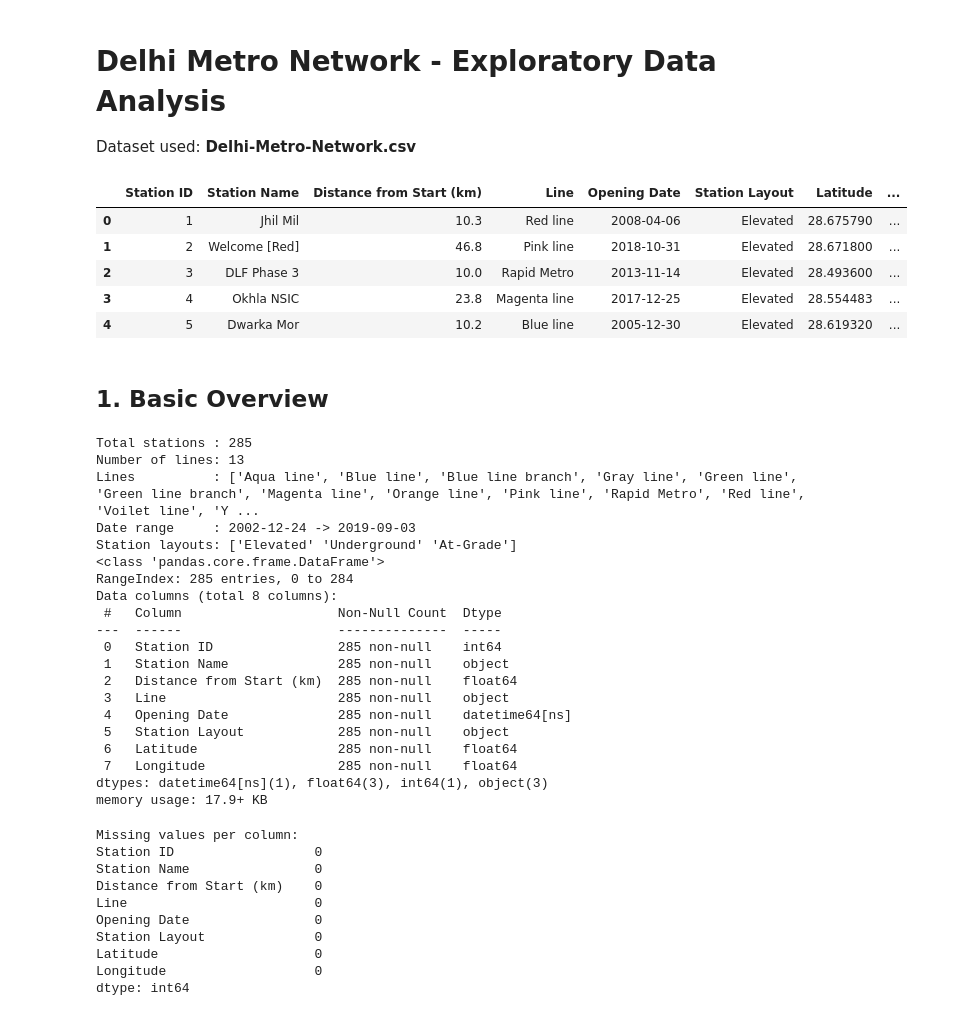
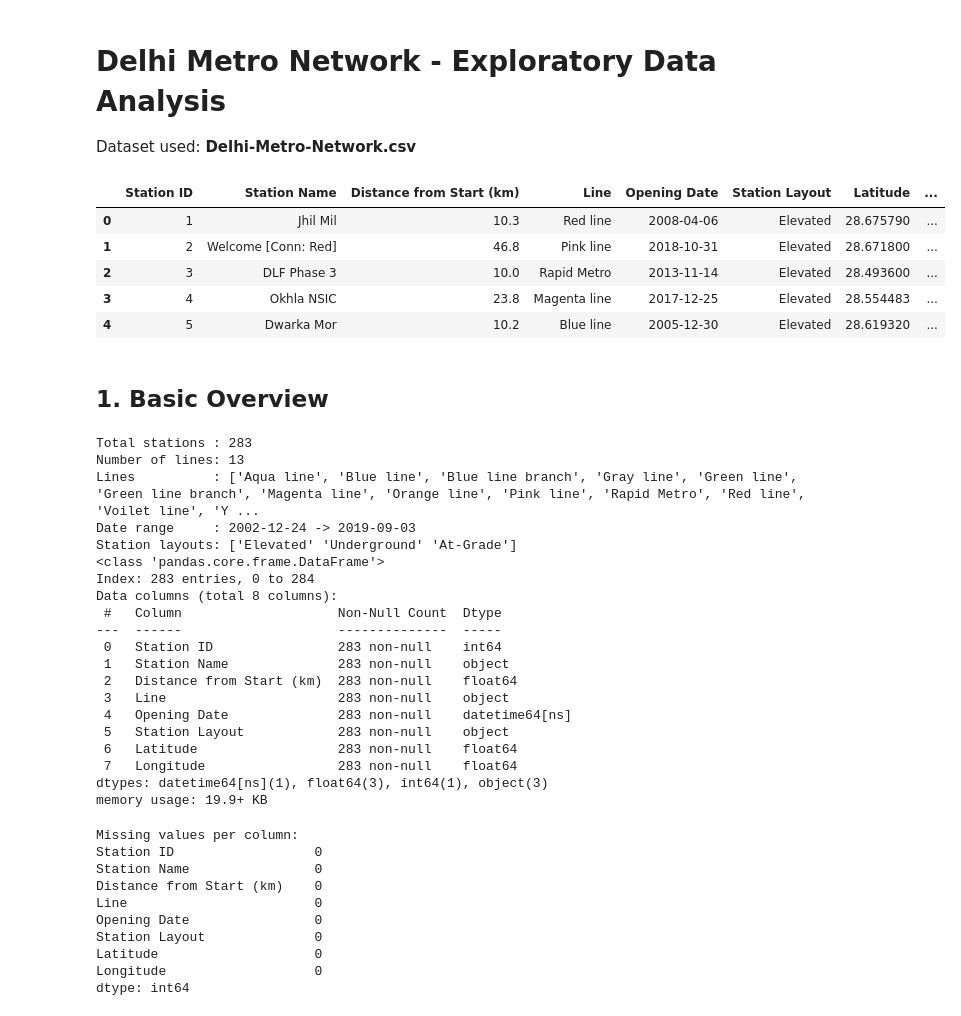
Before and after one commit to com-480-data-visualization/unCharted, a Jupyter notebook: data/dataExploration.ipynb, the cells around one changed output. Cells and saved outputs as stored; diff of their text form; code cells hidden in the pictures.

```diff
--- a/data/dataExploration.ipynb
+++ b/data/dataExploration.ipynb
@@ -5,52 +5,53 @@ Dataset used: **Delhi-Metro-Network.csv**
 # %%
 import pandas as pd
 import numpy as np
 import matplotlib.pyplot as plt
 import matplotlib.ticker as ticker
 import seaborn as sns
 
 sns.set_theme(style='whitegrid', palette='tab10')
 plt.rcParams['figure.dpi'] = 120
 
 df = pd.read_csv('Delhi-Metro-Network.csv', parse_dates=['Opening Date'])
+df.drop_duplicates(subset=['Station Name'],inplace=True)
 df.head()
 # %% [output]
 |  | Station ID | Station Name | Distance from Start (km) | Line | Opening Date | Station Layout | Latitude | ... |
 | 0 | 1 | Jhil Mil | 10.3 | Red line | 2008-04-06 | Elevated | 28.675790 | ... |
-| 1 | 2 | Welcome [Red] | 46.8 | Pink line | 2018-10-31 | Elevated | 28.671800 | ... |
+| 1 | 2 | Welcome [Conn: Red] | 46.8 | Pink line | 2018-10-31 | Elevated | 28.671800 | ... |
 | 2 | 3 | DLF Phase 3 | 10.0 | Rapid Metro | 2013-11-14 | Elevated | 28.493600 | ... |
 | 3 | 4 | Okhla NSIC | 23.8 | Magenta line | 2017-12-25 | Elevated | 28.554483 | ... |
 | 4 | 5 | Dwarka Mor | 10.2 | Blue line | 2005-12-30 | Elevated | 28.619320 | ... |
 # %% [markdown]
 ## 1. Basic Overview
 # %%
-print(f'Total stations : {len(df)}')
+print(f'Total stations : {df["Station Name"].nunique()}')
 print(f'Number of lines: {df["Line"].nunique()}')
 print(f'Lines          : {sorted(df["Line"].unique())}')
 print(f'Date range     : {df["Opening Date"].min().date()} -> {df["Opening Date"].max().date()}')
 print(f'Station layouts: {df["Station Layout"].unique()}')
 df.info()
 # %% [output]
-Total stations : 285
+Total stations : 283
 Number of lines: 13
 Lines          : ['Aqua line', 'Blue line', 'Blue line branch', 'Gray line', 'Green line', 'Green line branch', 'Magenta line', 'Orange line', 'Pink line', 'Rapid Metro', 'Red line', 'Voilet line', 'Y ...
 Date range     : 2002-12-24 -> 2019-09-03
 Station layouts: ['Elevated' 'Underground' 'At-Grade']
 <class 'pandas.core.frame.DataFrame'>
-RangeIndex: 285 entries, 0 to 284
+Index: 283 entries, 0 to 284
 Data columns (total 8 columns):
  #   Column                    Non-Null Count  Dtype
 ---  ------                    --------------  -----
- 0   Station ID                285 non-null    int64
- 1   Station Name              285 non-null    object
- 2   Distance from Start (km)  285 non-null    float64
- 3   Line                      285 non-null    object
- 4   Opening Date              285 non-null    datetime64[ns]
- 5   Station Layout            285 non-null    object
- 6   Latitude                  285 non-null    float64
- 7   Longitude                 285 non-null    float64
+ 0   Station ID                283 non-null    int64
+ 1   Station Name              283 non-null    object
+ 2   Distance from Start (km)  283 non-null    float64
+ 3   Line                      283 non-null    object
+ 4   Opening Date              283 non-null    datetime64[ns]
+ 5   Station Layout            283 non-null    object
+ 6   Latitude                  283 non-null    float64
+ 7   Longitude                 283 non-null    float64
 dtypes: datetime64[ns](1), float64(3), int64(1), object(3)
-memory usage: 17.9+ KB
+memory usage: 19.9+ KB
 # %%
 print('Missing values per column:')
 print(df.isnull().sum())
```
Also changed, not shown: parts of 7 cells of this notebook.
